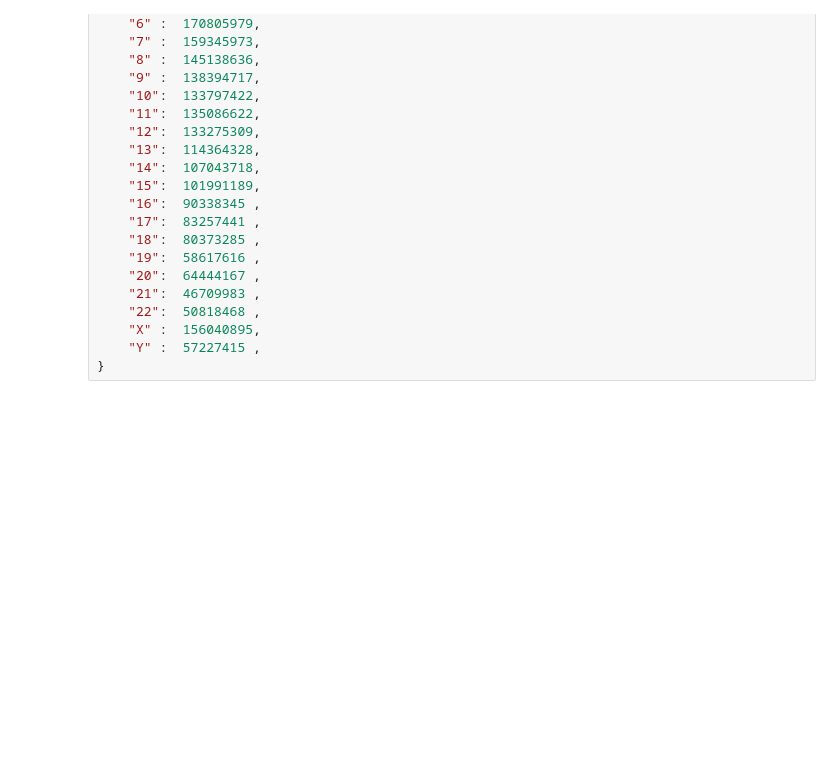
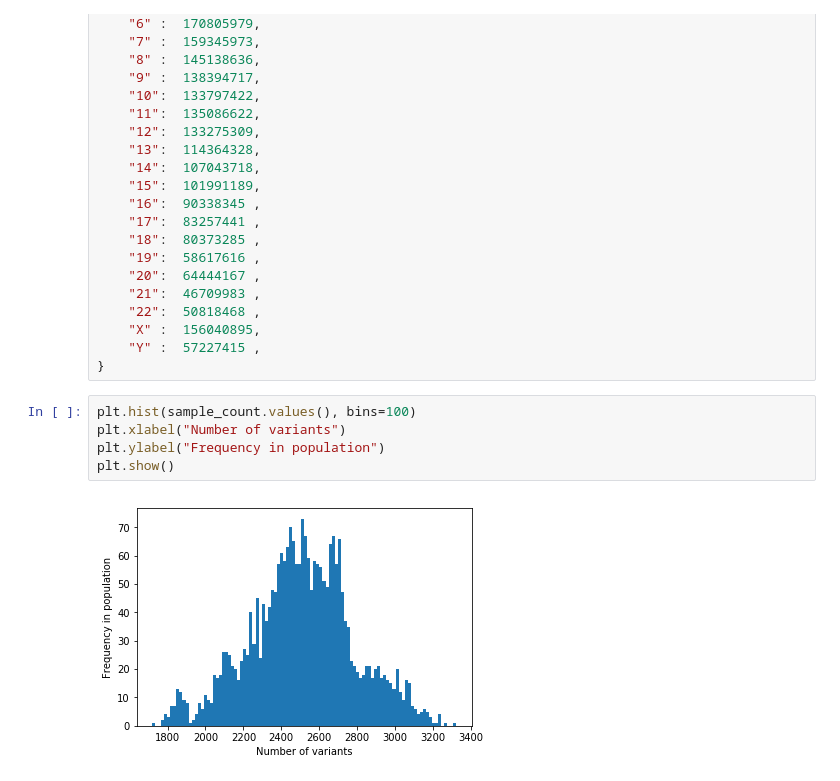
Before and after one commit to gamazeps/deepSV, a Jupyter notebook: vcf_analysis/VCF analysis.ipynb, the cells around one changed output. Cells and saved outputs as stored; diff of their text form; blank space fills up the shorter version.

```diff
--- a/vcf_analysis/VCF analysis.ipynb
+++ b/vcf_analysis/VCF analysis.ipynb
@@ -50,3 +55,10 @@ chr_len = {
     "X" :  156040895,
     "Y" :  57227415 ,
 }
+# %%
+plt.hist(sample_count.values(), bins=100)
+plt.xlabel("Number of variants")
+plt.ylabel("Frequency in population")
+plt.show()
+# %% [output]
+[figure, added]
```
Also changed, not shown: parts of 22 cells of this notebook.
